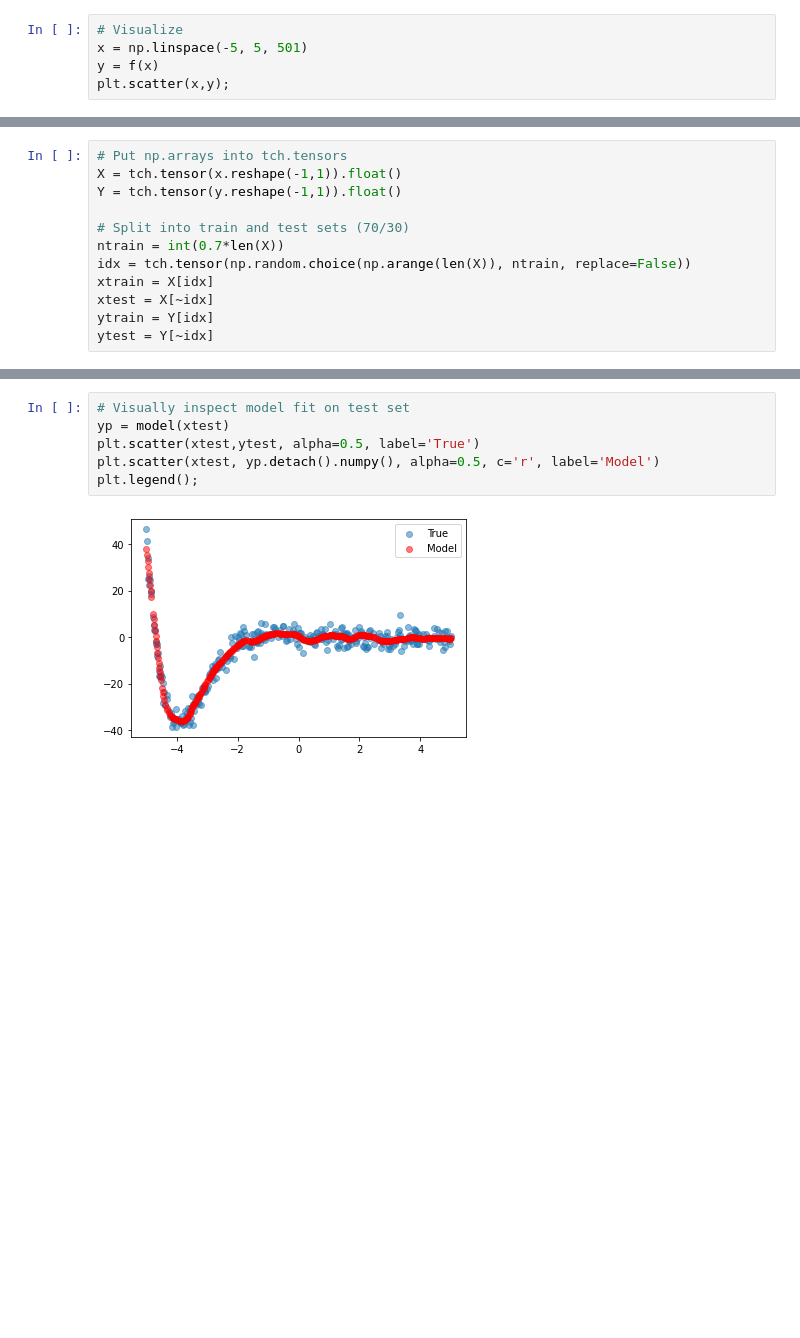
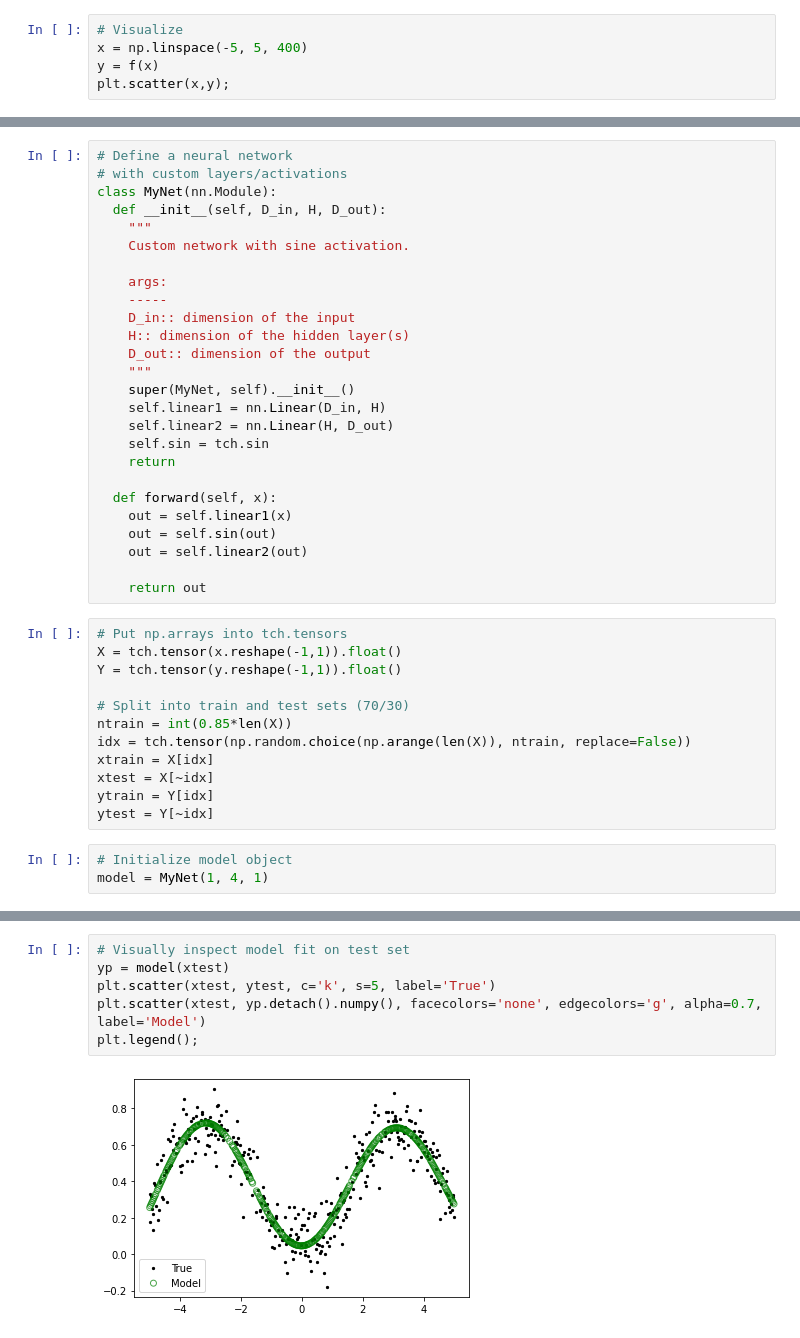
Before and after one commit to david-toth/Misc, a Jupyter notebook: Nonlinear_Regression_with_PyTorch.ipynb, the cells around one changed output, grey strips where cells are left out. Cells and saved outputs as stored; diff of their text form; blank space fills up the shorter version.

```diff
--- a/Nonlinear_Regression_with_PyTorch.ipynb
+++ b/Nonlinear_Regression_with_PyTorch.ipynb
@@ -11,6 +13,6 @@ def f(x):
 # %%
 # Visualize
-x = np.linspace(-5, 5, 501)
+x = np.linspace(-5, 5, 400)
 y = f(x)
 plt.scatter(x,y);
 # %% [output]
@@ -30,15 +20,44 @@ model = nn.Sequential(
+# %%
+# Define a neural network
+# with custom layers/activations
+class MyNet(nn.Module):
+  def __init__(self, D_in, H, D_out):
+    """
+    Custom network with sine activation.
+
+    args:
+    -----
+    D_in:: dimension of the input
+    H:: dimension of the hidden layer(s)
+    D_out:: dimension of the output
+    """
+    super(MyNet, self).__init__()
+    self.linear1 = nn.Linear(D_in, H)
+    self.linear2 = nn.Linear(H, D_out)
+    self.sin = tch.sin
+    return
+
+  def forward(self, x):
+    out = self.linear1(x)
+    out = self.sin(out)
+    out = self.linear2(out)
+
+    return out
 # %%
 # Put np.arrays into tch.tensors
 X = tch.tensor(x.reshape(-1,1)).float()
 Y = tch.tensor(y.reshape(-1,1)).float()
 
 # Split into train and test sets (70/30)
-ntrain = int(0.7*len(X))
+ntrain = int(0.85*len(X))
 idx = tch.tensor(np.random.choice(np.arange(len(X)), ntrain, replace=False))
 xtrain = X[idx]
 xtest = X[~idx]
 ytrain = Y[idx]
 ytest = Y[~idx]
+# %%
+# Initialize model object
+model = MyNet(1, 4, 1)
 # %%
 # Define optimizer and loss function
 optimizer = optim.Adam(model.parameters())
@@ -75,11 +94,11 @@ Loss after all iterations:  1.958327054977417
 # %%
 # Visually inspect model fit on test set
 yp = model(xtest)
-plt.scatter(xtest,ytest, alpha=0.5, label='True')
-plt.scatter(xtest, yp.detach().numpy(), alpha=0.5, c='r', label='Model')
+plt.scatter(xtest, ytest, c='k', s=5, label='True')
+plt.scatter(xtest, yp.detach().numpy(), facecolors='none', edgecolors='g', alpha=0.7, label='Model')
 plt.legend();
 # %% [output]
-[figure, old version]
+[figure, new version]
 # %%
 # Quantify test set error
 print("Test set loss: ", loss_fn(yp, ytest).item())
```
Also changed, not shown: parts of 7 cells of this notebook.
